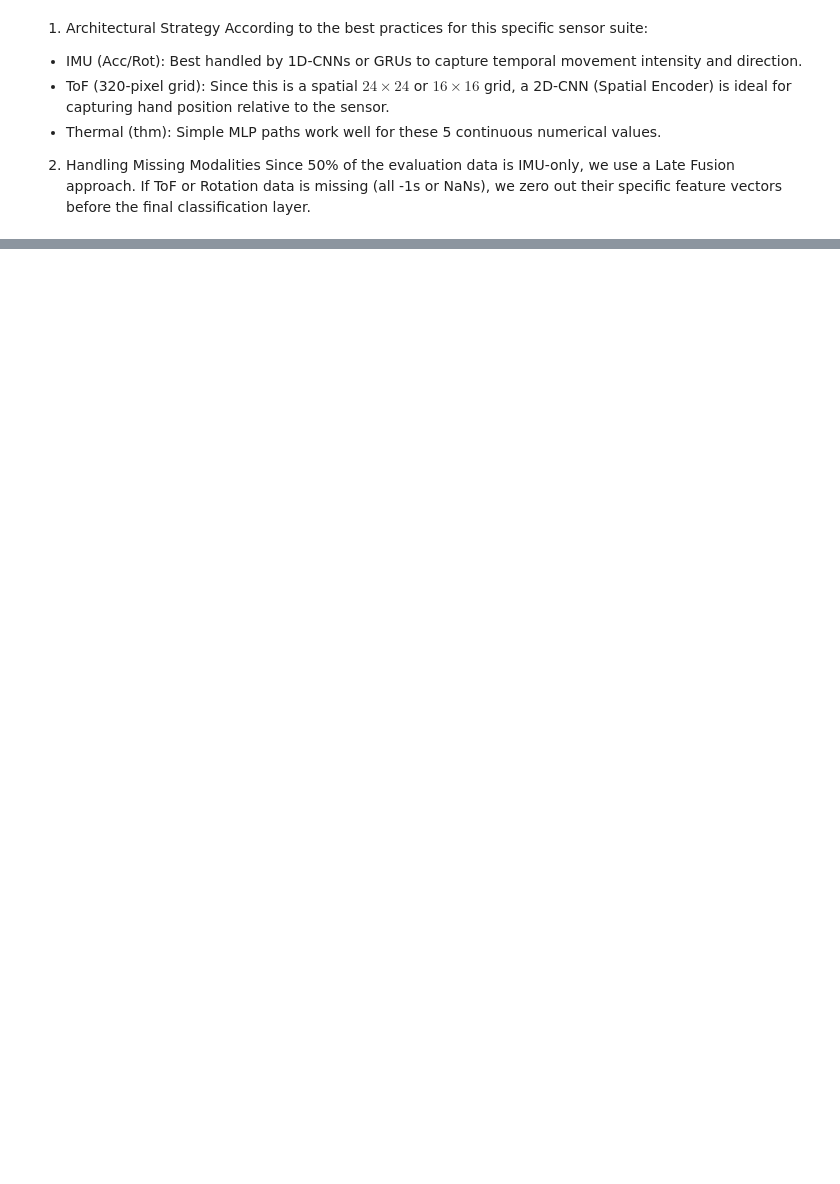
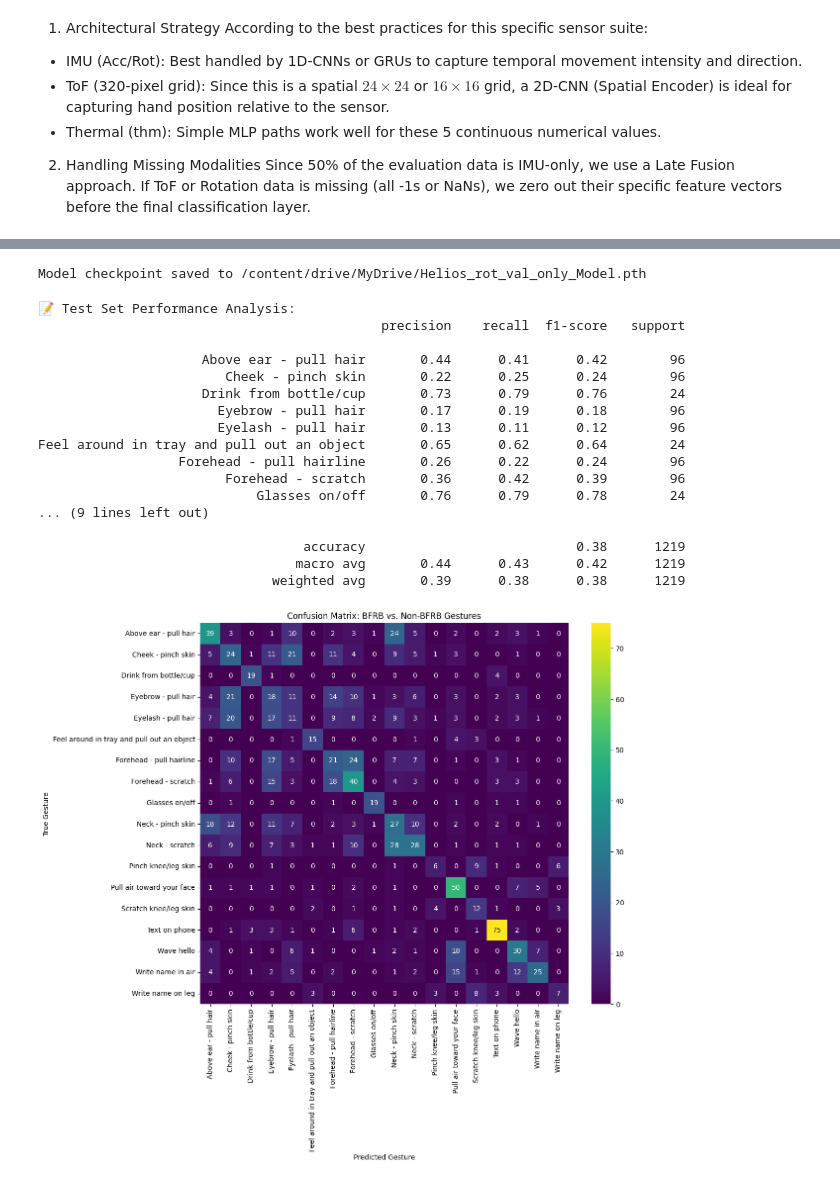
Before and after one commit to m3nadav/sadna, a Jupyter notebook: deep_learning_models.ipynb, the cells around one changed output, grey strips where cells are left out. Saved outputs shown, nothing was run; the diff lists cells and outputs as text; code cells hidden in the pictures; blank space fills up the shorter version.

Commit message:
model notebook for multistream cnn for non-zero rot values

```diff
--- a/deep_learning_models.ipynb
+++ b/deep_learning_models.ipynb
@@ -471,0 +633,26 @@ def helios_collate_fn(batch):
+# %%
+def rotation_collate_fn(batch):
+    """Filters batch for valid rotation data and collates quaternions."""
+    accs, rots, tofs, thms, labels = zip(*batch)
+
+    valid_rots = []
+    valid_labels = []
+
+    for r, l in zip(rots, labels):
+        # Check if rotation data is valid (not all zeros or -1s)
+        if torch.abs(r).sum() > 0:
+            valid_rots.append(r.T) # Transpose to (seq_len, 4)
+            valid_labels.append(l)
+
+    if len(valid_rots) == 0:
+        return None, None
+
+    # Pad sequences to match sizes
+    rots_padded = pad_sequence(valid_rots, batch_first=True, padding_value=0).transpose(1, 2)
+    labels_stacked = torch.stack(valid_labels)
+
+    return rots_padded, labels_stacked
+# %%
+device = torch.device("cuda" if torch.cuda.is_available() else "cpu")
+model = HeliosRotationNet(num_classes=18).to(device)
+model
@@ -490,12 +698,12 @@ train_loader = DataLoader(
     train_ds,
     batch_size=16,  # Smaller batch for better gradients with LSTM
     shuffle=True,
-    collate_fn=helios_collate_fn
+    collate_fn=rotation_collate_fn
 )
 val_loader = DataLoader(
     val_ds,
     batch_size=16,
     shuffle=False,
-    collate_fn=helios_collate_fn
+    collate_fn=rotation_collate_fn
 )
 # %%
@@ -681,10 +854,23 @@ RuntimeError: Parent directory content/drive/MyDrive/Colab Notebooks does not ex
+# %%
+# Assuming `model`, `optimizer`, `gesture_map`, `history`, and `scheduler` are available from previous cells
+# Extract unique sequence IDs from the dataframes
+train_seq_ids = trainset_df['sequence_id'].unique().tolist()
+val_seq_ids = valset_df['sequence_id'].unique().tolist()
+test_seq_ids = testset_df['sequence_id'].unique().tolist()
+save_path = '/content/drive/MyDrive/Helios_rot_val_only_Model.pth'
+
+save_model_and_metadata(model, optimizer, gesture_map, history, train_seq_ids,
+                        val_seq_ids, test_seq_ids, scheduler,
+                        filepath='/content/drive/MyDrive/Helios_rot_val_only_Model.pth')
+# %% [output]
+Model checkpoint saved to /content/drive/MyDrive/Helios_rot_val_only_Model.pth
 # %%
 test_ds = HeliosDataset(testset_df)
 test_loader = DataLoader(
     test_ds,
     batch_size=16,  # Smaller batch for better gradients with LSTM
     shuffle=True,
-    collate_fn=helios_collate_fn
+    collate_fn=rotation_collate_fn
 )
 # %%
 import torch
@@ -693,51 +879,71 @@ import seaborn as sns
 import matplotlib.pyplot as plt
 
 # 1. Setup
-model_path = 'models/deep_learning_models/Multistream_CNN_acc_rotated_only.pth'
+model_path = '/content/drive/MyDrive/Helios_rot_val_only_Model.pth'
 device = torch.device("cuda" if torch.cuda.is_available() else "cpu")
 
 # 2. Re-instantiate your specific model architecture
-model = HeliosInertialNet(num_classes=18)  # Ensure this matches your trained model's architecture
+model = HeliosRotationNet(num_classes=18).to(device) # Ensure this matches your trained model's architecture
 model.to(device)
 
 # 3. Robust Loading
-checkpoint = torch.load(model_path, map_location=device)
+checkpoint = torch.load(model_path, map_location=device, weights_only=False)
 if isinstance(checkpoint, dict) and 'model_state_dict' in checkpoint:
    model.load_state_dict(checkpoint['model_state_dict'])
 else:
     model.load_state_dict(checkpoint)
 model.eval()
+
 
 # 4. Evaluation Loop (Fixed for 2-item unpack)
 all_preds = []
 all_labels = []
 all_outputs = []  # To store raw outputs for potential further analysis
 
 with torch.no_grad():
     for sequences, labels in test_loader: # Fixed: Expecting 2 values
         sequences, labels = sequences.to(device), labels.to(device)
 
         # If your model requires lengths, you'll need to calculate them here
         # or update your collate_fn. For now, we assume model(sequences) works:
         outputs = model(sequences)
         all_outputs.extend(outputs.cpu().numpy())  # Store raw outputs for later analysis
 
         _, predicted = torch.max(outputs.data, 1)
         all_preds.extend(predicted.cpu().numpy())
         all_labels.extend(labels.cpu().numpy())
 
 # 5. The Story: Interpretation and Visualization
 target_names = le.classes_
 print("\n📝 Test Set Performance Analysis:")
 print(classification_report(all_labels, all_preds, target_names=target_names))
 
 plt.figure(figsize=(12, 10))
 cm = confusion_matrix(all_labels, all_preds)
 sns.heatmap(cm, annot=True, fmt='d', xticklabels=target_names, yticklabels=target_names, cmap='viridis')
 plt.title("Confusion Matrix: BFRB vs. Non-BFRB Gestures")
 plt.ylabel('True Gesture')
 plt.xlabel('Predicted Gesture')
 plt.show()
+# %% [output]
+📝 Test Set Performance Analysis:
+                                            precision    recall  f1-score   support
+
+                     Above ear - pull hair       0.44      0.41      0.42        96
+                        Cheek - pinch skin       0.22      0.25      0.24        96
+                     Drink from bottle/cup       0.73      0.79      0.76        24
+                       Eyebrow - pull hair       0.17      0.19      0.18        96
+                       Eyelash - pull hair       0.13      0.11      0.12        96
+Feel around in tray and pull out an object       0.65      0.62      0.64        24
+                  Forehead - pull hairline       0.26      0.22      0.24        96
+                        Forehead - scratch       0.36      0.42      0.39        96
+                            Glasses on/off       0.76      0.79      0.78        24
+... (9 lines left out)
+
+                                  accuracy                           0.38      1219
+                                 macro avg       0.44      0.43      0.42      1219
+                              weighted avg       0.39      0.38      0.38      1219
+[figure, added]
 # %%
 import torch.nn.functional as F
 import numpy as np
```
Also changed, not shown: parts of 14 cells of this notebook.
